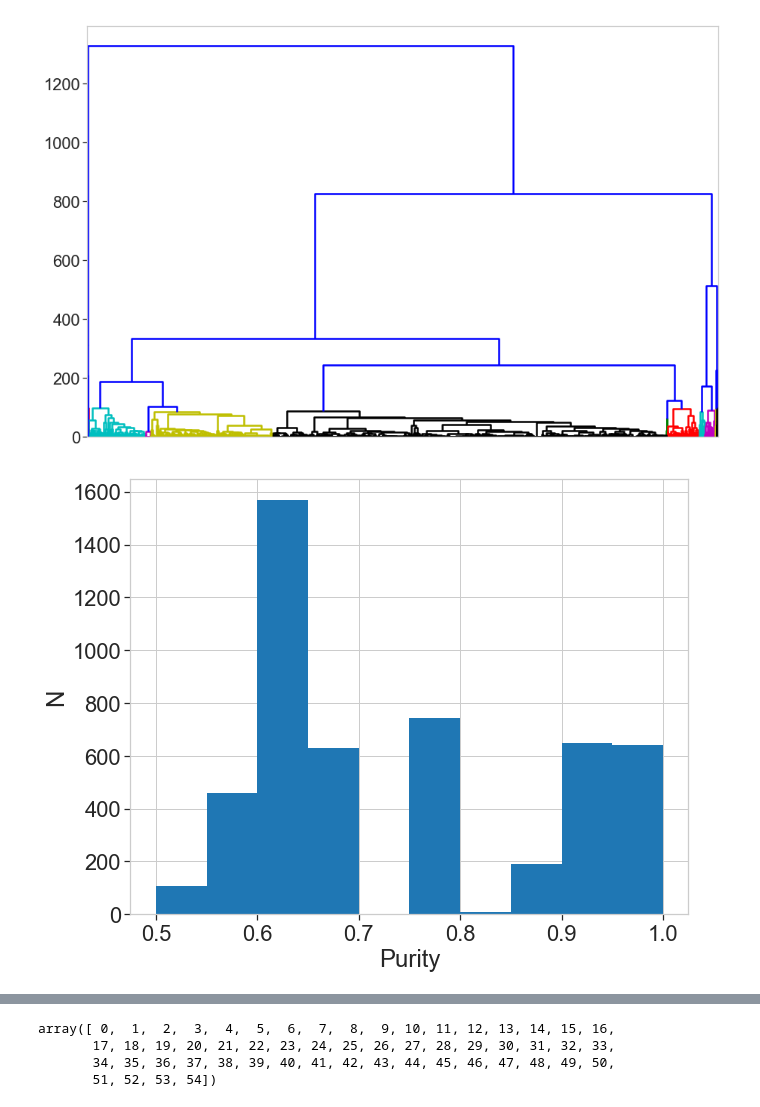
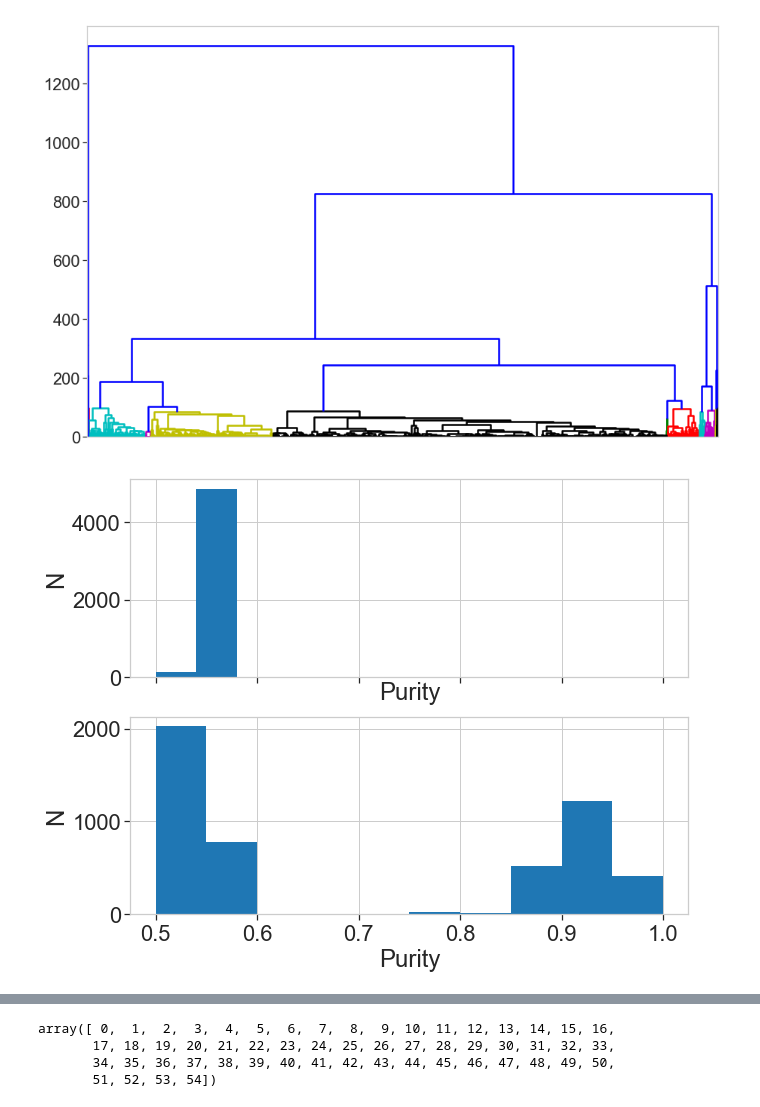
Before and after one commit to jcoupon/NOTAM-classifier, a Jupyter notebook: 3_Modelling/Modelling.ipynb, the cells around one changed output, grey strips where cells are left out. Cells and saved outputs as stored; diff of their text form; code cells hidden in the pictures.

```diff
--- a/3_Modelling/Modelling.ipynb
+++ b/3_Modelling/Modelling.ipynb
@@ -470,16 +476,21 @@ def cluster_purity(vector, target, k, size=5000):
 
     return N, purity, f_pure
 
-N, purity, f_pure = cluster_purity(vector_train, target_train, 55, size=5000)
-
-# 115
-fig, ax = plt.subplots(figsize=(10, 8))
-ax.hist(purity, weights=N, bins=10)
-ax.set_xlabel('Purity')
-ax.set_ylabel('N')
-None
+N_4, purity_4, f_pure_4 = cluster_purity(vector_train, target_train, 4, size=5000)
+N_50, purity_50, f_pure_50 = cluster_purity(vector_train, target_train, 50, size=5000)
-# %% [output]
-[figure, removed]
+# %%
+fig, ax = plt.subplots(2, 1, figsize=(10, 8), sharex=True)
+ax[0].hist(purity_4, weights=N_4, bins=10)
+ax[0].set_xlabel('Purity')
+ax[0].set_ylabel('N')
+
+ax[1].hist(purity_50, weights=N_50, bins=10)
+ax[1].set_xlabel('Purity')
+ax[1].set_ylabel('N')
+
+None
+# %% [output]
+[figure, added]
 # %%
 f_pure_list = []
 for k in n_clusters_list:
```
Also changed, not shown: parts of 11 cells of this notebook, 8 other files.
